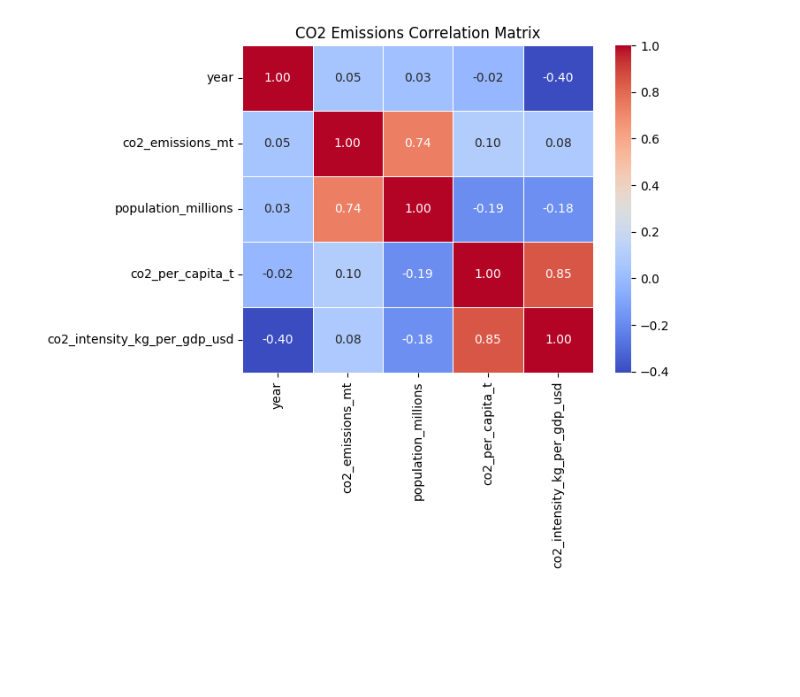
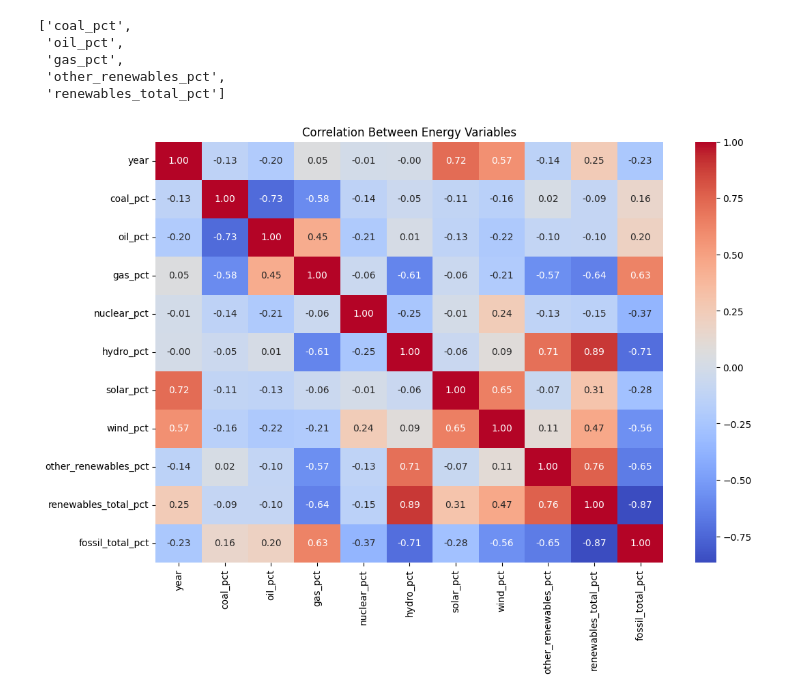
Before and after one commit to BammLNG/Data-Mining, a Jupyter notebook: eda.ipynb, the cells around one changed output. Drawn from its saved outputs; the diff is of its cells as text; code cells hidden in the pictures; blank space fills up the shorter version.

```diff
--- a/eda.ipynb
+++ b/eda.ipynb
@@ -59,7 +0,0 @@ df = df.dropna()
-# %%
-sns.set_theme(style="whitegrid")
-
-plt.figure(figsize=(8, 5))
-sns.histplot(df['????'], kde=True, color='blue')
-plt.title('Distribution of ????')
-plt.show()
@@ -79,0 +13,4 @@ plt.show()
+# %%
+energy = pd.read_csv("sample_data/energy_mix_yearly.csv")
+
+energy.head()
@@ -80,9 +129,31 @@ plt.show()
+# %%
+[c for c in energy.columns
+ if "coal" in c.lower() or
+    "oil" in c.lower() or
+    "gas" in c.lower() or
+    "renew" in c.lower()]
+# %% [output]
+['coal_pct',
+ 'oil_pct',
+ 'gas_pct',
+ 'other_renewables_pct',
+ 'renewables_total_pct']
 # %%
-numeric_cols = df.select_dtypes(include=[np.number])
-corr_matrix = numeric_cols.corr()
+import seaborn as sns
+import matplotlib.pyplot as plt
 
-sns.heatmap(corr_matrix, annot=True, cmap='coolwarm', fmt=".2f", linewidths=0.5)
-plt.title('CO2 Emissions Correlation Matrix')
+numeric_data = energy.select_dtypes(include="number")
+
+plt.figure(figsize=(12, 8))
+
+sns.heatmap(
+    numeric_data.corr(),
+    annot=True,
+    cmap="coolwarm",
+    fmt=".2f"
+)
+
+plt.title("Correlation Between Energy Variables")
 plt.show()
 # %% [output]
-[figure, old version]
+[figure, new version]
```
Also changed, not shown: parts of 29 cells of this notebook.
